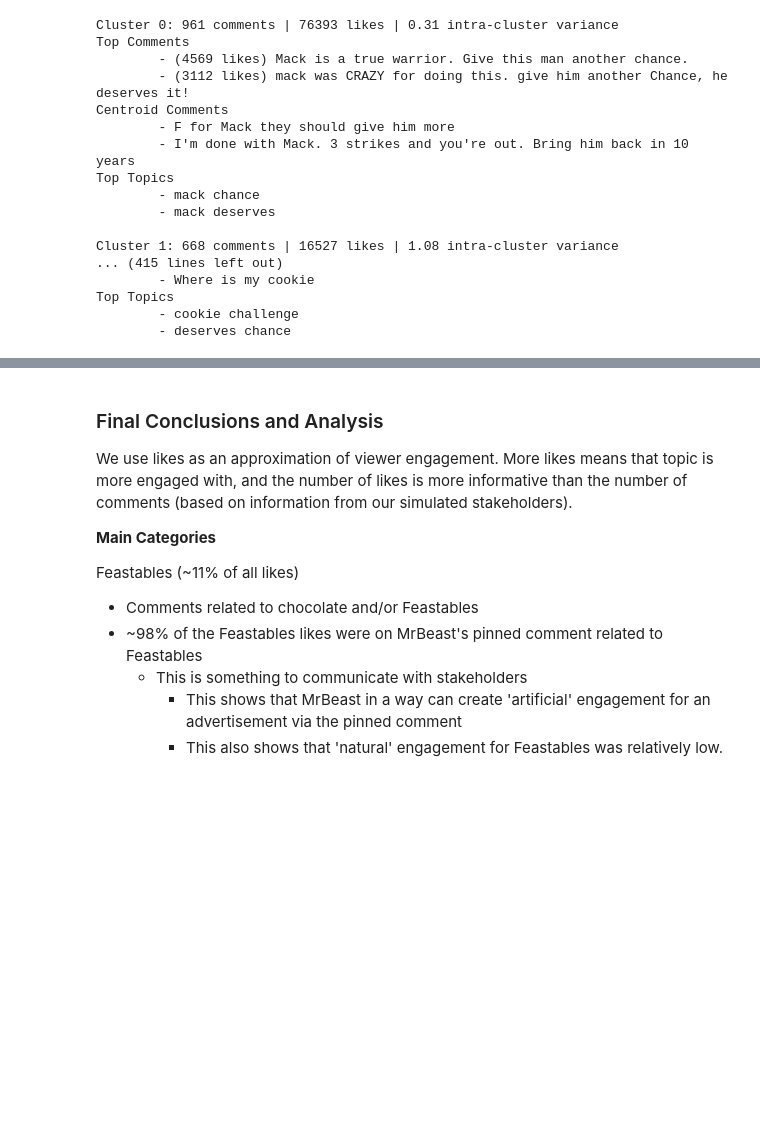
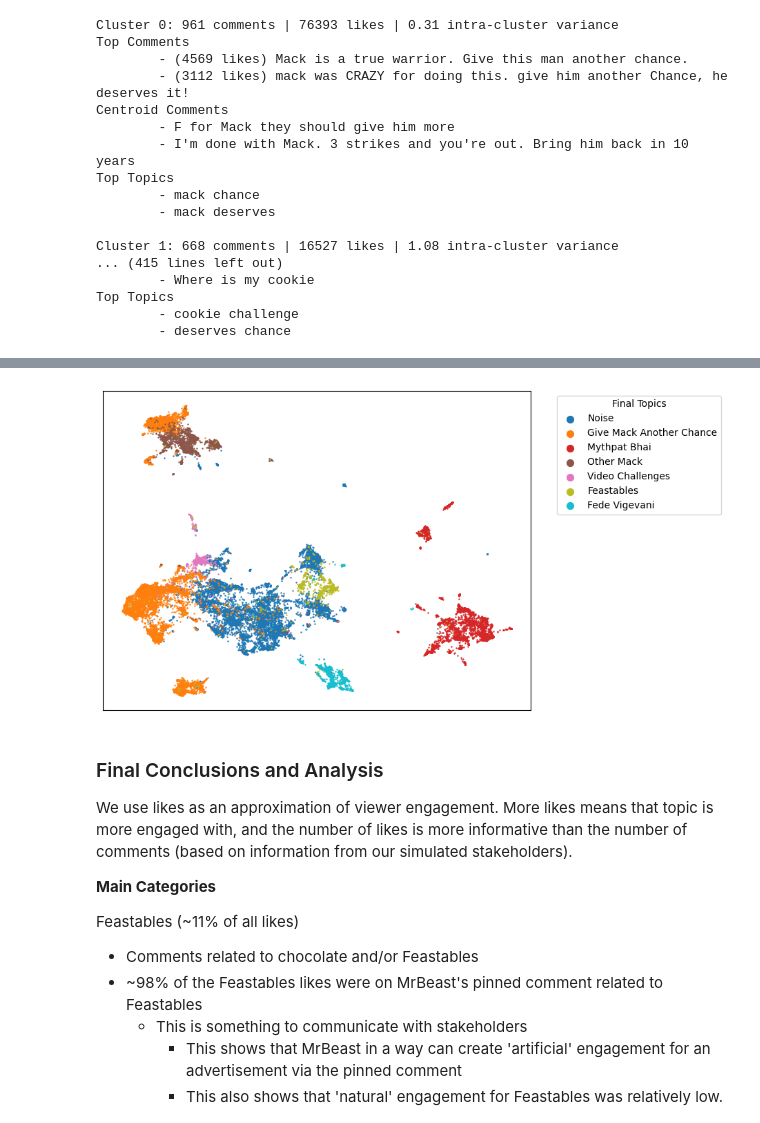
Before and after one commit to nickwcalifano/portfolio, a Jupyter notebook: text_clustering.ipynb, the cells around one changed output, grey strips where cells are left out. Cells and saved outputs as stored; diff of their text form; code cells hidden in the pictures; blank space fills up the shorter version.

Commit message:
Added keyword search and UMAP visualization of topics to text_clustering

```diff
--- a/text_clustering.ipynb
+++ b/text_clustering.ipynb
@@ -58,7 +58,7 @@ AZURE_REGION = "southcentralus"
 VIDEO_ID = "KOEfDvr4DcQ"
 
 # Save the intermediate steps so we don't have to do reprocessing
-CACHE_DIR = "./data/youtube_comments"
+CACHE_DIR = "./results/youtube_comments"
 os.makedirs(CACHE_DIR, exist_ok=True)
 RAW_COMMENTS_PATH        = os.path.join(CACHE_DIR, VIDEO_ID + "_raw.csv")
 CLEANED_COMMENTS_PATH    = os.path.join(CACHE_DIR, VIDEO_ID + "_cleaned.csv")
@@ -1062,0 +1060,6 @@ cosine_query_dists = 1 - cosine_similarity(query_embeddings, embeddings)
+# %%
+# For an individual query, if all words of the query are in the comment, we consider it a match
+#   If any of the queries are considered a match, then that comment should be in the "Feastables" topic
+# Note: Since "Feastables" and "chocolate" are in the queries and all other queries contain one of those two words,
+#   we technically only need to search for those two words. We search for them all so this code is more versitile
+clustered_comments.loc[clustered_comments["English Text"].apply(lambda x: any((all(keyword.lower() in x.lower() for keyword in query.split())) for query in queries)), "Final Topic"] = "Feastables"
@@ -1074,3 +1103,35 @@ clustered_comments.loc[feastables_within_threshold_indices, "Final Topic"] = "Fe
+# %%
+umap_model = UMAP(
+    n_components=2,
+    min_dist=0.0,
+    n_neighbors=30,
+    metric='cosine',
+    random_state=42,
+    n_jobs=1 # UMAP does not allow parallelism when seeded
+)
+embeddings_2D = umap_model.fit_transform(embeddings)
+
+final_topics = clustered_comments["Final Topic"].unique()
+colors = plt.colormaps["tab10"](np.linspace(0, 1, len(final_topics)))
+label_to_color = {label: colors[i] for i, label in enumerate(final_topics)}
+
+plt.figure(figsize=(8, 6))
+for label in final_topics:
+    mask = clustered_comments["Final Topic"] == label
+    plt.scatter(
+        embeddings_2D[mask, 0],
+        embeddings_2D[mask, 1],
+        color=[label_to_color[label]],
+        label=label,
+        s=0.5
+    )
+
+plt.xticks([])
+plt.yticks([])
+plt.legend(title="Final Topics", bbox_to_anchor=(1.05, 1), loc="upper left", markerscale=10)
+plt.show()
+# %% [output]
+[figure, added]
 # %% [markdown]
 ### Final Conclusions and Analysis
 
```
Also changed, not shown: parts of 5 cells of this notebook.
